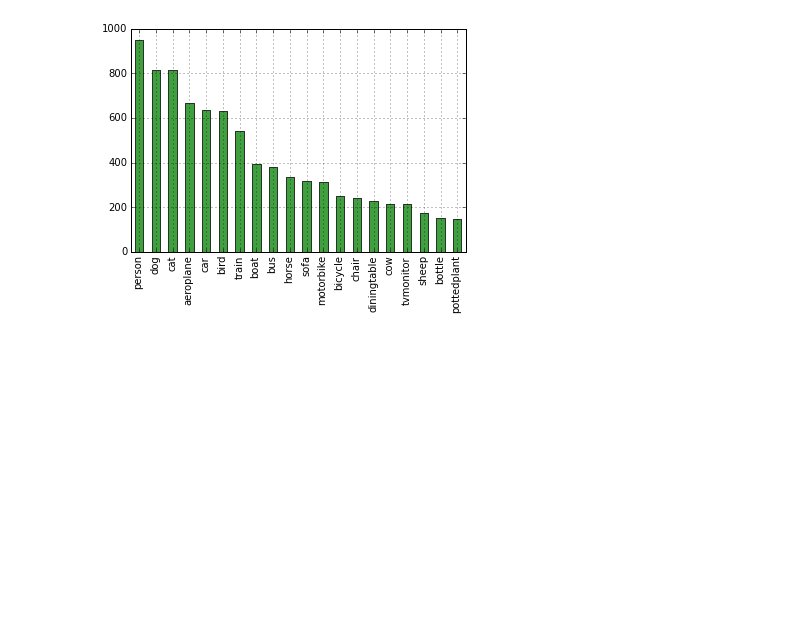
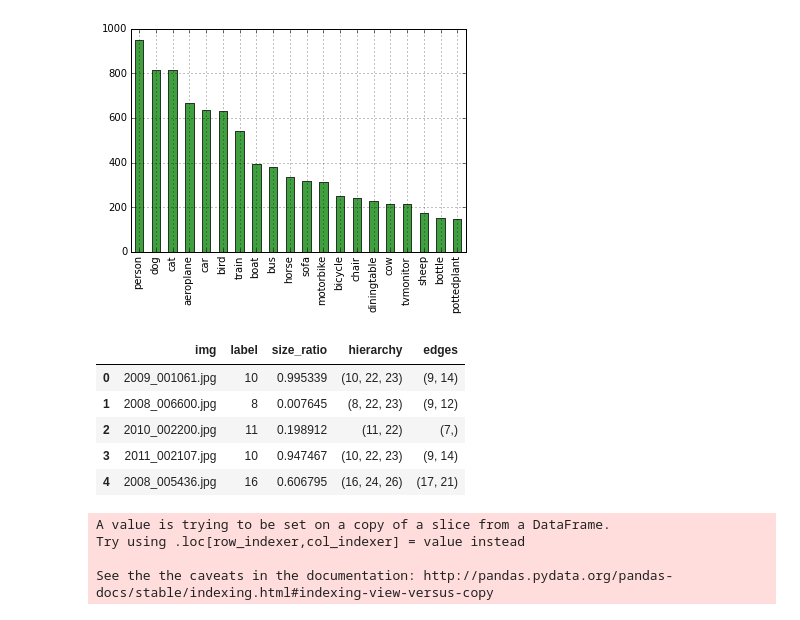
Before and after one commit to liboyin/iucg, a Jupyter notebook: preprocess.ipynb, the cells around one changed output. Drawn from its saved outputs; the diff is of its cells as text; code cells hidden in the pictures; blank space fills up the shorter version.

Commit message:
added edges to df

```diff
--- a/preprocess.ipynb
+++ b/preprocess.ipynb
@@ -86,5 +86,23 @@ with open('cache/hex.pickle', mode='rb') as h:
     hex_data = pickle.load(h)
 name_id = hex_data['name_id']
 df['label'] = map(lambda x: name_id[x], df['label'])
+# %%
+# add full hierarchy
+id_hls = hex_data['id_hierarchical_labels'][:20]  # id_hls for id_hierarchical_labels, leaf nodes only
+id_fh, id_iph = zip(*map(lambda x: sorted(x, key=len, reverse=True)[:2], id_hls))
+df['hierarchy'] = map(lambda x: id_fh[x], df['label'])
+# %%
+# add edges
+H_e = hex_data['H_e']
+df['edges'] = map(lambda x: tuple(np.nonzero([e[0] in x and e[1] in x for e in H_e])[0]), df['hierarchy'])
+# %%
+df.head()
+# %% [output]
+|  | img | label | size_ratio | hierarchy | edges |
+| 0 | 2009_001061.jpg | 10 | 0.995339 | (10, 22, 23) | (9, 14) |
+| 1 | 2008_006600.jpg | 8 | 0.007645 | (8, 22, 23) | (9, 12) |
+| 2 | 2010_002200.jpg | 11 | 0.198912 | (11, 22) | (7,) |
+| 3 | 2011_002107.jpg | 10 | 0.947467 | (10, 22, 23) | (9, 14) |
+| 4 | 2008_005436.jpg | 16 | 0.606795 | (16, 24, 26) | (17, 21) |
 # %%
 # split the dataset into 3:1:1 train/val/test subset
@@ -104,12 +117,14 @@ df_test.reset_index(drop=True, inplace=True)
 with open('cache/df_val_test.pickle', mode='wb') as h:
     pickle.dump((df_val, df_test), h)
 # %%
-# hierarhcical relabel
-id_hls = hex_data['id_hierarchical_labels'][:20]  # id_hls for id_hierarchical_labels, leaf nodes only
-id_fh, id_iph = zip(*map(lambda x: sorted(x, key=len, reverse=True)[:2], id_hls))
 # for each leaf label, take the full hierarchy and the hierarchy to immediate parents (id_iph)
 for r in [0, 50, 90]:  # relabelling rate in percentage
     relabel = lambda x: id_iph[x] if random.random() < float(r)/100 else id_fh[x]
     df_train['pseudo_label'] = map(relabel, df_train['label'])
     with open('cache/df_train.{}.pickle'.format(r), mode='wb') as h:
         pickle.dump(df_train, h)
+# %% [output]
+A value is trying to be set on a copy of a slice from a DataFrame.
+Try using .loc[row_indexer,col_indexer] = value instead
+
+See the the caveats in the documentation: http://pandas.pydata.org/pandas-docs/stable/indexing.html#indexing-view-versus-copy
```
Also changed, not shown: parts of 1 cell of this notebook, 6 other files.
